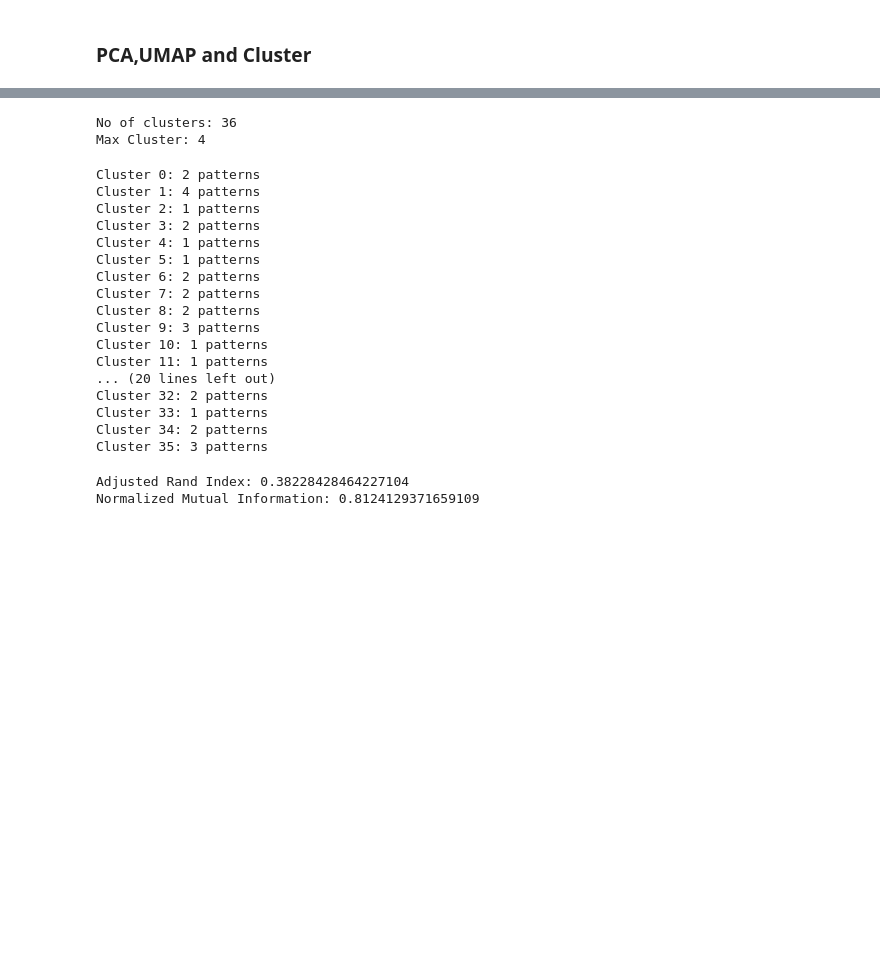
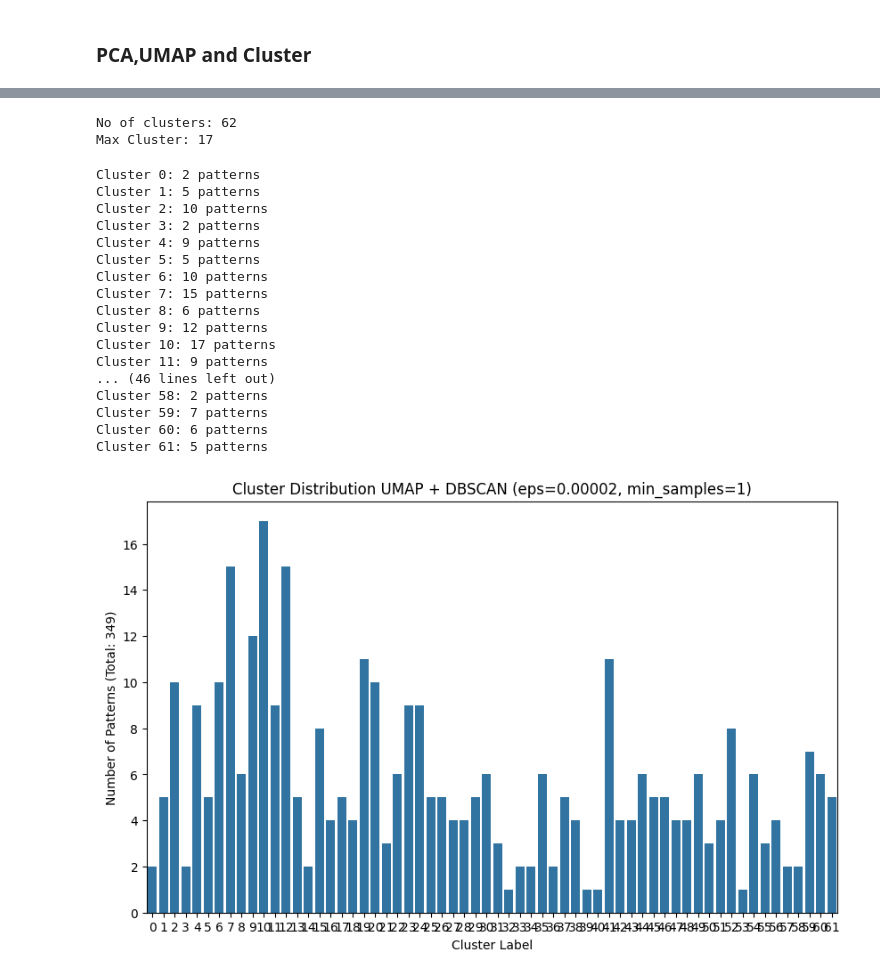
Before and after one commit to HasinthakaPiyumal/AI-Pattern-Mining-Project, a Jupyter notebook: notebooks/02. Clustering & candidates reduction.ipynb, the cells around one changed output, grey strips where cells are left out. Saved outputs shown, nothing was run; the diff lists cells and outputs as text; code cells hidden in the pictures; blank space fills up the shorter version.

```diff
--- a/notebooks/02. Clustering & candidates reduction.ipynb
+++ b/notebooks/02. Clustering & candidates reduction.ipynb
@@ -750,7 +760,7 @@ base_data.shape
 X_scaled = StandardScaler().fit_transform(base_data[features_cols])
 
 reducer_umap = umap.UMAP(
-    n_neighbors=2,
+    n_neighbors=3,
     n_components=50,
     metric='cosine'
 )
@@ -764,33 +774,33 @@ max distance: 0.32974064350128174, min distance: 0.0, mean distance: 0.132974743
 # %%
-dbscan = DBSCAN(eps=0.00002, min_samples=1, metric='cosine')
+dbscan = DBSCAN(eps=0.0000459, min_samples=1, metric='cosine')
 labels_2 = dbscan.fit_predict(X_umap)
 print("No of clusters:", len(set(labels_2.tolist())))
 print("Max Cluster:", max(np.bincount(labels_2)))
 # %% [output]
-No of clusters: 36
-Max Cluster: 4
+No of clusters: 62
+Max Cluster: 17
 # %%
 max_count = np.max(np.bincount(labels_2))
 for (val,count) in zip(np.unique(labels_2),np.bincount(labels_2)):
     print(f"Cluster {val}: {count} patterns")
 # %% [output]
 Cluster 0: 2 patterns
-Cluster 1: 4 patterns
-Cluster 2: 1 patterns
+Cluster 1: 5 patterns
+Cluster 2: 10 patterns
 Cluster 3: 2 patterns
-Cluster 4: 1 patterns
-Cluster 5: 1 patterns
-Cluster 6: 2 patterns
-Cluster 7: 2 patterns
-Cluster 8: 2 patterns
-Cluster 9: 3 patterns
-Cluster 10: 1 patterns
-Cluster 11: 1 patterns
-... (20 lines left out)
-Cluster 32: 2 patterns
-Cluster 33: 1 patterns
-Cluster 34: 2 patterns
-Cluster 35: 3 patterns
+Cluster 4: 9 patterns
+Cluster 5: 5 patterns
+Cluster 6: 10 patterns
+Cluster 7: 15 patterns
+Cluster 8: 6 patterns
+Cluster 9: 12 patterns
+Cluster 10: 17 patterns
+Cluster 11: 9 patterns
+... (46 lines left out)
+Cluster 58: 2 patterns
+Cluster 59: 7 patterns
+Cluster 60: 6 patterns
+Cluster 61: 5 patterns
 # %%
 umap_clustered_df = base_data.copy()
 umap_clustered_df['cluster'] = labels_2
@@ -800,8 +810,12 @@ save_clustered_dataset(umap_clustered_df, "umap_clustered_dataset_iter_02.csv")
-# %%
-evaluate_clustering(umap_clustered_df['cluster'].values, kmeans_clustered_df['cluster'].values)
-# %% [output]
-Adjusted Rand Index: 0.38228428464227104
-Normalized Mutual Information: 0.8124129371659109
+# %%
+plt.figure(figsize=(10,6))
+sns.countplot(x=labels_2)
+plt.title(f"Cluster Distribution UMAP + DBSCAN (eps=0.00002, min_samples=1)")
+plt.xlabel("Cluster Label")
+plt.ylabel(f"Number of Patterns (Total: {len(X_umap)})")
+plt.show()
+# %% [output]
+[figure, added]
 # %%
 _ = get_clusters_more_than(umap_clustered_df, min_size=1)
 for cluster_id, group in _.groupby('cluster'):
```
Also changed, not shown: parts of 9 cells of this notebook, 3 other files.
